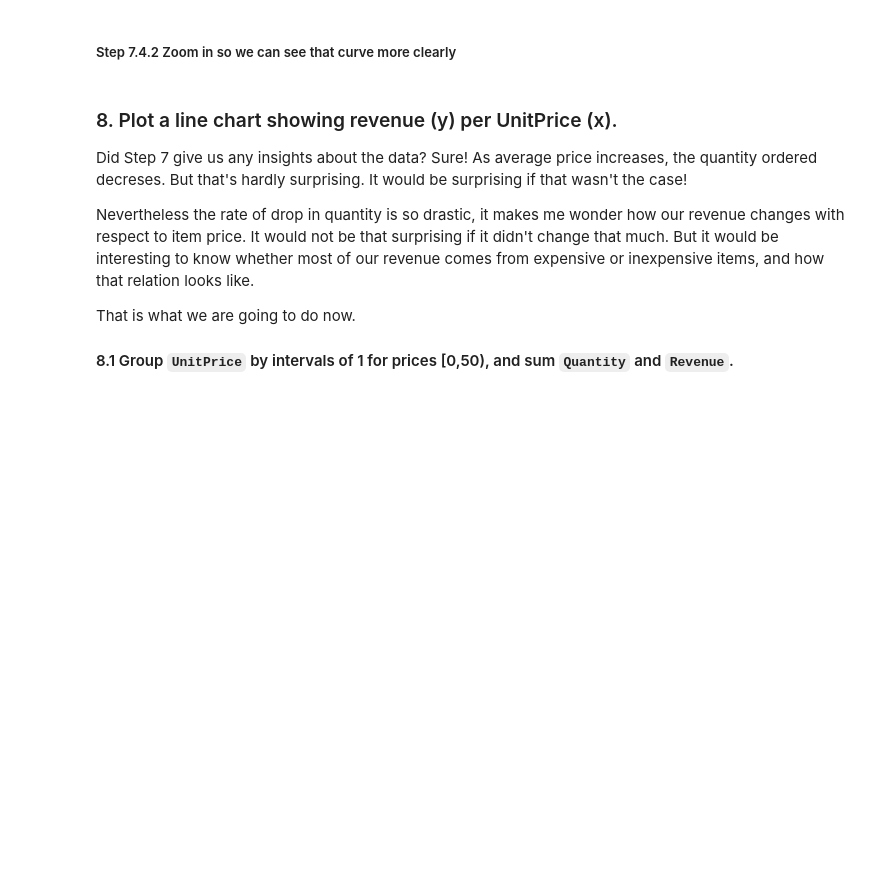
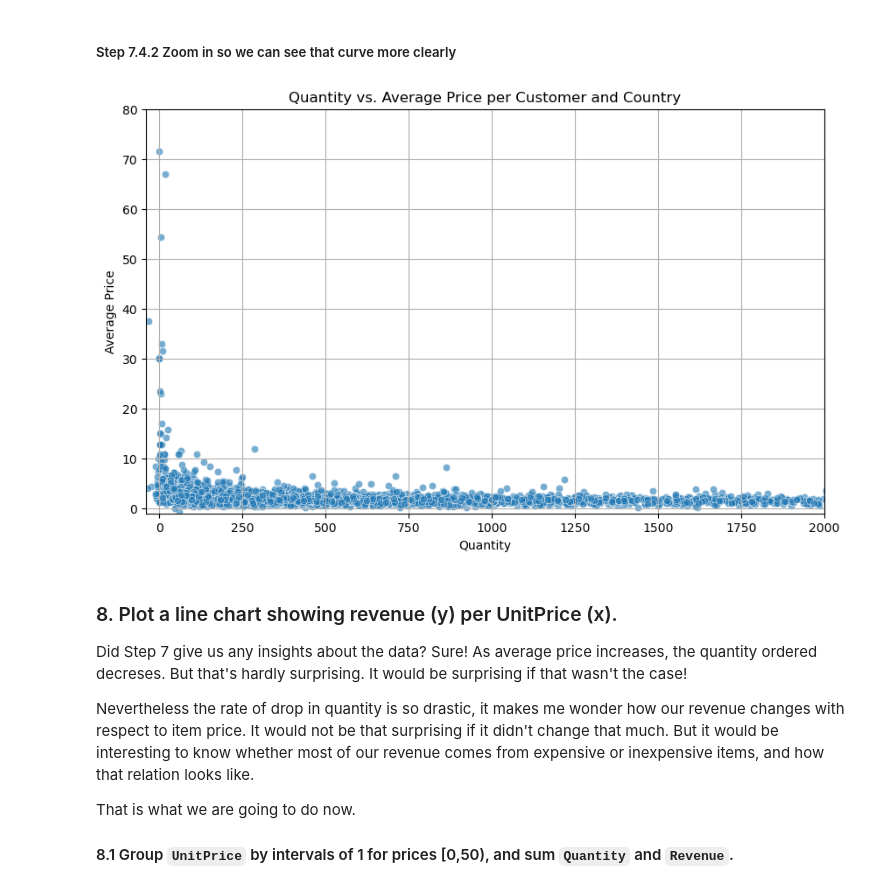
Before and after one commit to HiepDoTrong/computing_for_AI, a Jupyter notebook: Day_5_all_github_exercises/07_Visualization/Online_Retail/Exercises.ipynb, the cells around one changed output. Cells and saved outputs as stored; diff of their text form; code cells hidden in the pictures; blank space fills up the shorter version.

```diff
--- a/Day_5_all_github_exercises/07_Visualization/Online_Retail/Exercises.ipynb
+++ b/Day_5_all_github_exercises/07_Visualization/Online_Retail/Exercises.ipynb
@@ -155,5 +238,21 @@ So: we should plot the data regardless of `Country` and hopefully see a less sca
 # %% [markdown]
 ##### Step 7.4.2 Zoom in so we can see that curve more clearly
+# %%
+grouped = online_rt.groupby(['CustomerID', 'Country'])
+plottable = grouped.agg({'Quantity': 'sum', 'Revenue': 'sum'})
+plottable['AvgPrice'] = plottable.Revenue / plottable.Quantity
+
+plt.figure(figsize=(10, 6))
+plt.scatter(plottable.Quantity, plottable.AvgPrice, alpha=0.6, edgecolor='w', linewidth=0.5)
+plt.xlabel('Quantity')
+plt.ylabel('Average Price')
+plt.title('Quantity vs. Average Price per Customer and Country')
+plt.xlim(-40, 2000)
+plt.ylim(-1, 80)
+plt.grid(True)
+plt.show()
+# %% [output]
+[figure, added]
 # %% [markdown]
 ### 8. Plot a line chart showing revenue (y) per UnitPrice (x).
 
```
Also changed, not shown: parts of 12 cells of this notebook, 4 other files.
